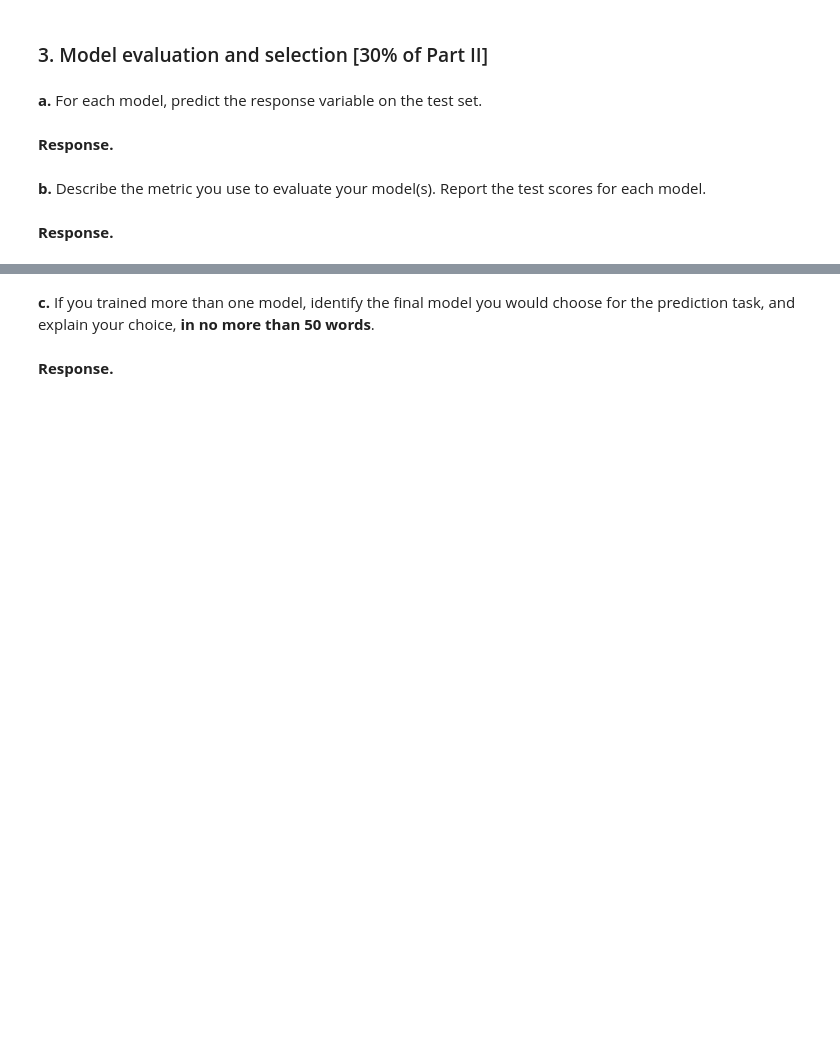
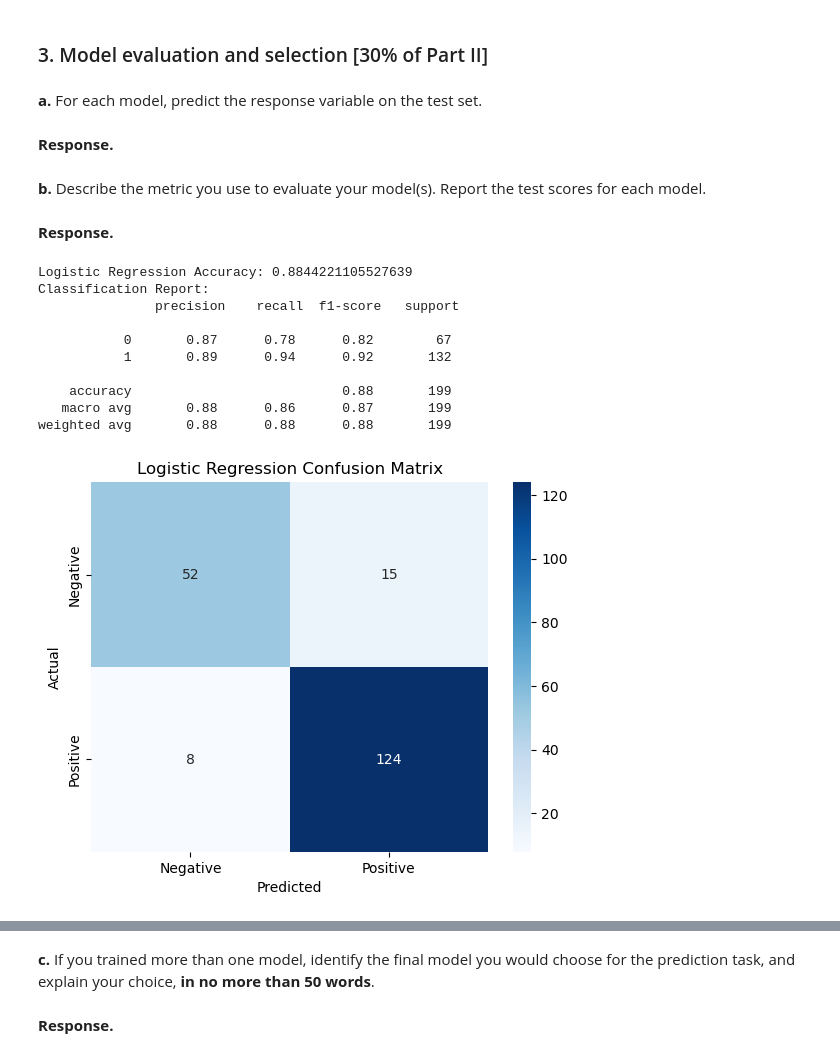
Before and after one commit to rynrindesu/cs105-credit-modeling, a Jupyter notebook: CS105 Project Submission (Final) 2025-checkpoint-checkpoint.ipynb, the cells around one changed output, grey strips where cells are left out. Cells and saved outputs as stored; diff of their text form; code cells hidden in the pictures; blank space fills up the shorter version.

Commit message:
completed model building and evaluation

```diff
--- a/CS105 Project Submission (Final) 2025-checkpoint-checkpoint.ipynb
+++ b/CS105 Project Submission (Final) 2025-checkpoint-checkpoint.ipynb
@@ -564,3 +585,13 @@ Numerical Variables VS Loan Approval:
 **b.** Split the dataset into train and test sets. Describe how you split step by step.
 # %% [markdown]
 **Response.**
+# %%
+from sklearn.model_selection import train_test_split
+
+categorical_variables = ['Checking_Account', 'Savings_Account', 'Payment_Status', 'Assets']
+features_selected = categorical_variables + numerical_variables
+
+X = data[features_selected]
+y = data[["Approval"]]
+
+X_train, X_test, y_train, y_test = train_test_split(X, y, test_size=0.20, random_state=42)
@@ -573,3 +611,9 @@ train one model, but if you do train more models, limit yourself to no more than
 **d.** For each model, perform the training, and report the trained parameters and the training scores, if applicable.
 # %% [markdown]
 **Response.**
+# %%
+from sklearn.linear_model import LogisticRegression
+
+# initialise a logistic regression model and train it with the training set
+logreg_model = LogisticRegression()
+logreg_model.fit(X_train, y_train)
@@ -579,3 +633,6 @@ train one model, but if you do train more models, limit yourself to no more than
 **a.** For each model, predict the response variable on the test set.
 # %% [markdown]
 **Response.**
+# %%
+# perform prediction on the test set for logistics regression
+logreg_prediction = logreg_model.predict(X_test)
@@ -583,3 +643,29 @@ train one model, but if you do train more models, limit yourself to no more than
 **b.** Describe the metric you use to evaluate your model(s). Report the test scores for each model.
 # %% [markdown]
 **Response.**
+# %%
+from sklearn.metrics import accuracy_score, classification_report, confusion_matrix
+
+print("Logistic Regression Accuracy:", accuracy_score(y_test, logreg_prediction))
+print("Classification Report:\n", classification_report(y_test, logreg_prediction))
+
+# computing the confusion matrix of the logistics regression model
+conf_matrix_logreg = confusion_matrix(y_test, logreg_prediction)
+
+sns.heatmap(conf_matrix_logreg, annot=True, fmt='d', cmap='Blues', xticklabels=['Negative', 'Positive'], yticklabels=['Negative', 'Positive'])
+plt.title("Logistic Regression Confusion Matrix")
+plt.xlabel('Predicted')
+plt.ylabel('Actual')
+plt.show()
+# %% [output]
+Logistic Regression Accuracy: 0.8844221105527639
+Classification Report:
+               precision    recall  f1-score   support
+
+           0       0.87      0.78      0.82        67
+           1       0.89      0.94      0.92       132
+
+    accuracy                           0.88       199
+   macro avg       0.88      0.86      0.87       199
+weighted avg       0.88      0.88      0.88       199
+[figure, added]
```
Also changed, not shown: parts of 11 cells of this notebook.
